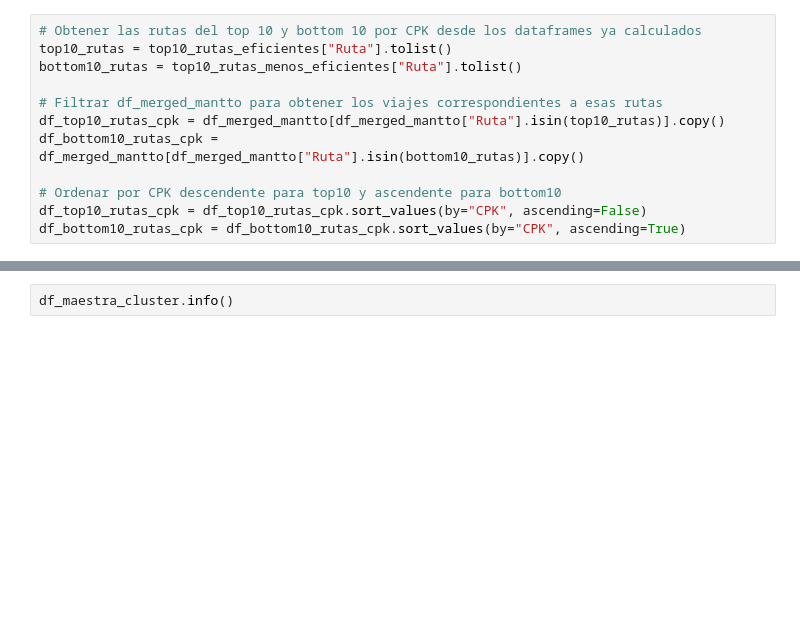
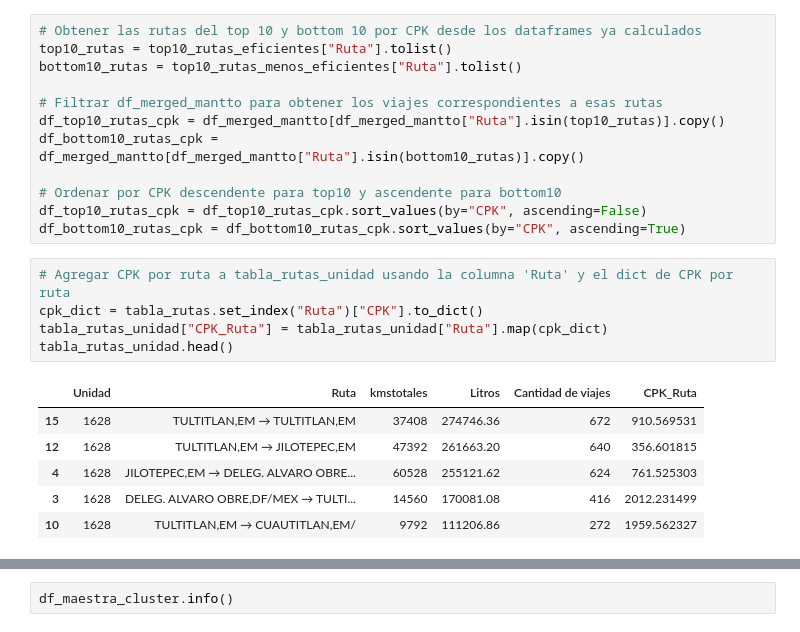
Before and after one commit to pomaremiliano/dashboard-datastorm, a Jupyter notebook: data/RecoleccionReto.ipynb, the cells around one changed output, grey strips where cells are left out. Saved outputs shown, nothing was run; the diff lists cells and outputs as text; blank space fills up the shorter version.

```diff
--- a/data/RecoleccionReto.ipynb
+++ b/data/RecoleccionReto.ipynb
@@ -1180,6 +1195,18 @@ df_bottom10_rutas_cpk = df_merged_mantto[df_merged_mantto["Ruta"].isin(bottom10_
 # Ordenar por CPK descendente para top10 y ascendente para bottom10
 df_top10_rutas_cpk = df_top10_rutas_cpk.sort_values(by="CPK", ascending=False)
 df_bottom10_rutas_cpk = df_bottom10_rutas_cpk.sort_values(by="CPK", ascending=True)
+# %%
+# Agregar CPK por ruta a tabla_rutas_unidad usando la columna 'Ruta' y el dict de CPK por ruta
+cpk_dict = tabla_rutas.set_index("Ruta")["CPK"].to_dict()
+tabla_rutas_unidad["CPK_Ruta"] = tabla_rutas_unidad["Ruta"].map(cpk_dict)
+tabla_rutas_unidad.head()
+# %% [output]
+|  | Unidad | Ruta | kmstotales | Litros | Cantidad de viajes | CPK_Ruta |
+| 15 | 1628 | TULTITLAN,EM → TULTITLAN,EM | 37408 | 274746.36 | 672 | 910.569531 |
+| 12 | 1628 | TULTITLAN,EM → JILOTEPEC,EM | 47392 | 261663.20 | 640 | 356.601815 |
+| 4 | 1628 | JILOTEPEC,EM → DELEG. ALVARO OBRE... | 60528 | 255121.62 | 624 | 761.525303 |
+| 3 | 1628 | DELEG. ALVARO OBRE,DF/MEX → TULTI... | 14560 | 170081.08 | 416 | 2012.231499 |
+| 10 | 1628 | TULTITLAN,EM → CUAUTITLAN,EM/ | 9792 | 111206.86 | 272 | 1959.562327 |
 # %%
 # Exportar los dataframes clave a archivos CSV para uso en una app de Streamlit
 
```
Also changed, not shown: parts of 4 cells of this notebook, 6 other files.
